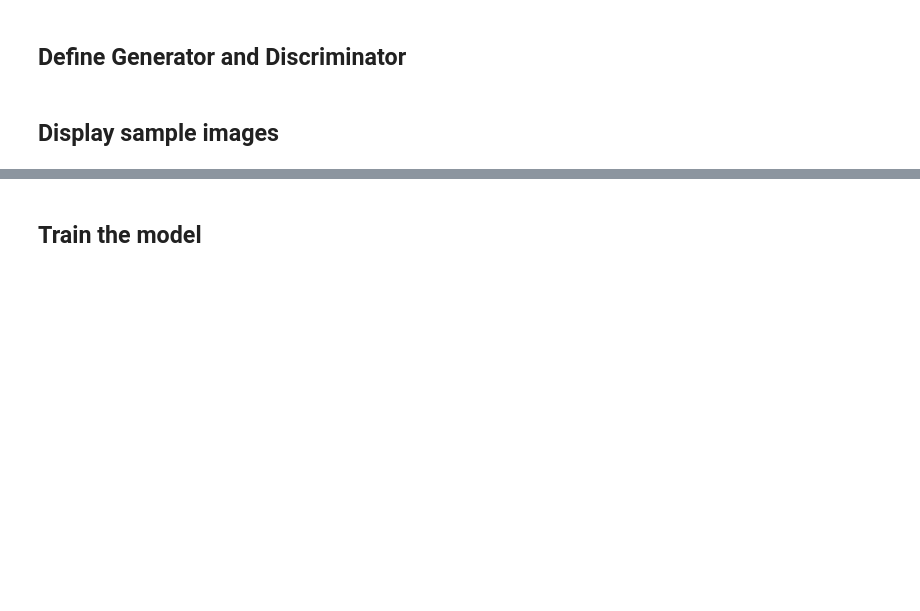
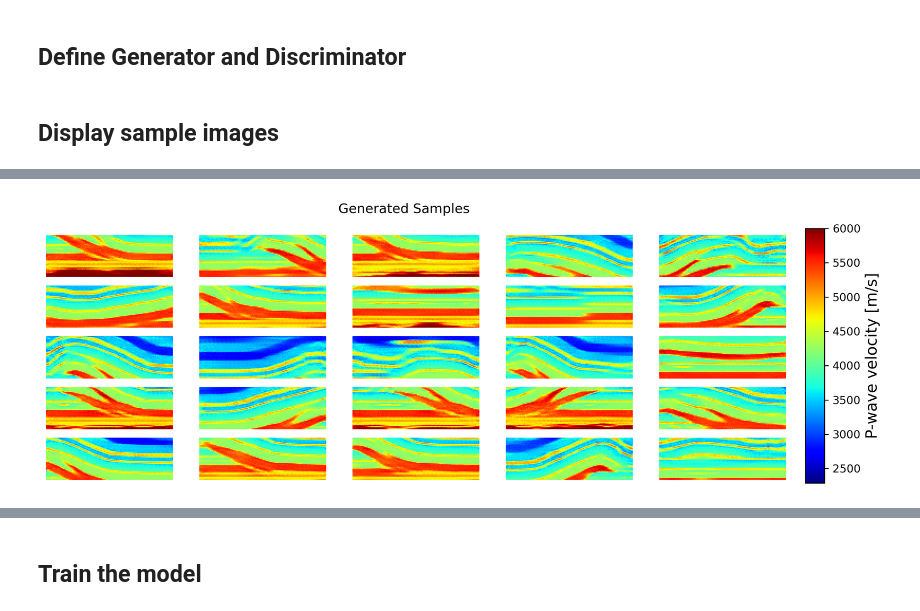
Before and after one commit to medicinely/fwi, a Jupyter notebook: 7_WGAN_GP_new_model.ipynb, the cells around one changed output, grey strips where cells are left out. Saved outputs shown, nothing was run; the diff lists cells and outputs as text; code cells hidden in the pictures; blank space fills up the shorter version.

```diff
--- a/7_WGAN_GP_new_model.ipynb
+++ b/7_WGAN_GP_new_model.ipynb
@@ -407,12 +407,12 @@ def generate_and_save_images(model, epoch, test_input, loss_history):
 # %% [markdown]
 ## Display sample images
 # %%
-seed = tf.random.normal([num_examples_to_generate, dim_z])
+seed = tf.random.normal([100, dim_z])
 Gz = generator(seed, training=False)
 fig = plt.figure(figsize=(12, 4),dpi=300)
 plt.suptitle("Generated Samples")
-for i in range(16):
-  plt.subplot(4, 4, i+1)
+for i in range(25):
+  plt.subplot(5, 5, i+1)
   Gz_i = inverse_norm(Gz[i,:,:,0],vmin,vmax)
   plt.imshow(Gz_i,cmap='jet',vmin=vmin,vmax=vmax)
   plt.axis('off')
@@ -421,3 +421,4 @@ cax = plt.axes([0.92, 0.1, 0.02, 0.8])  # [x, y, width, height]
 cb = plt.colorbar(cax=cax)
 cb.set_label("P-wave velocity [m/s]", fontsize=14)
 plt.show()
+# %% [output]
@@ -423,0 +426 @@ plt.show()
+[figure, added]
```
Also changed, not shown: parts of 11 cells of this notebook.
